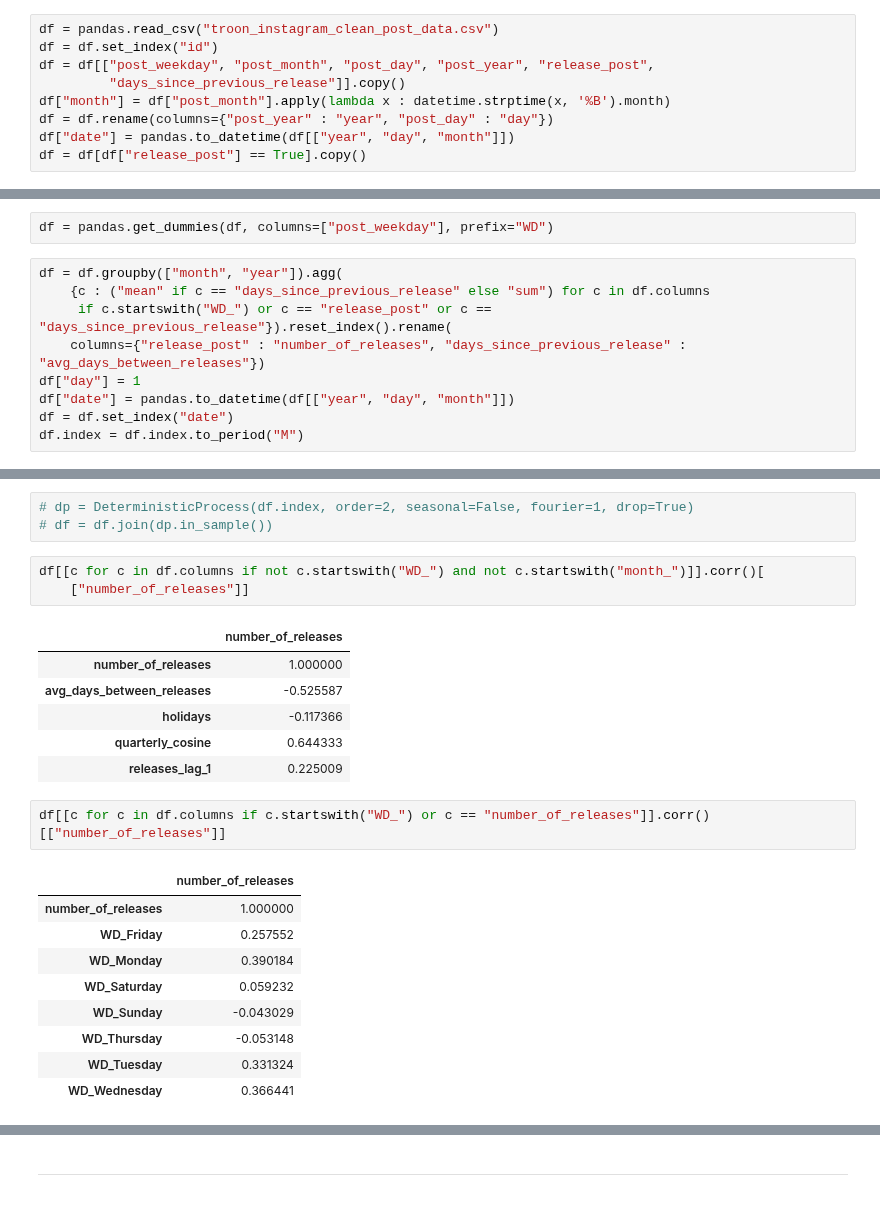
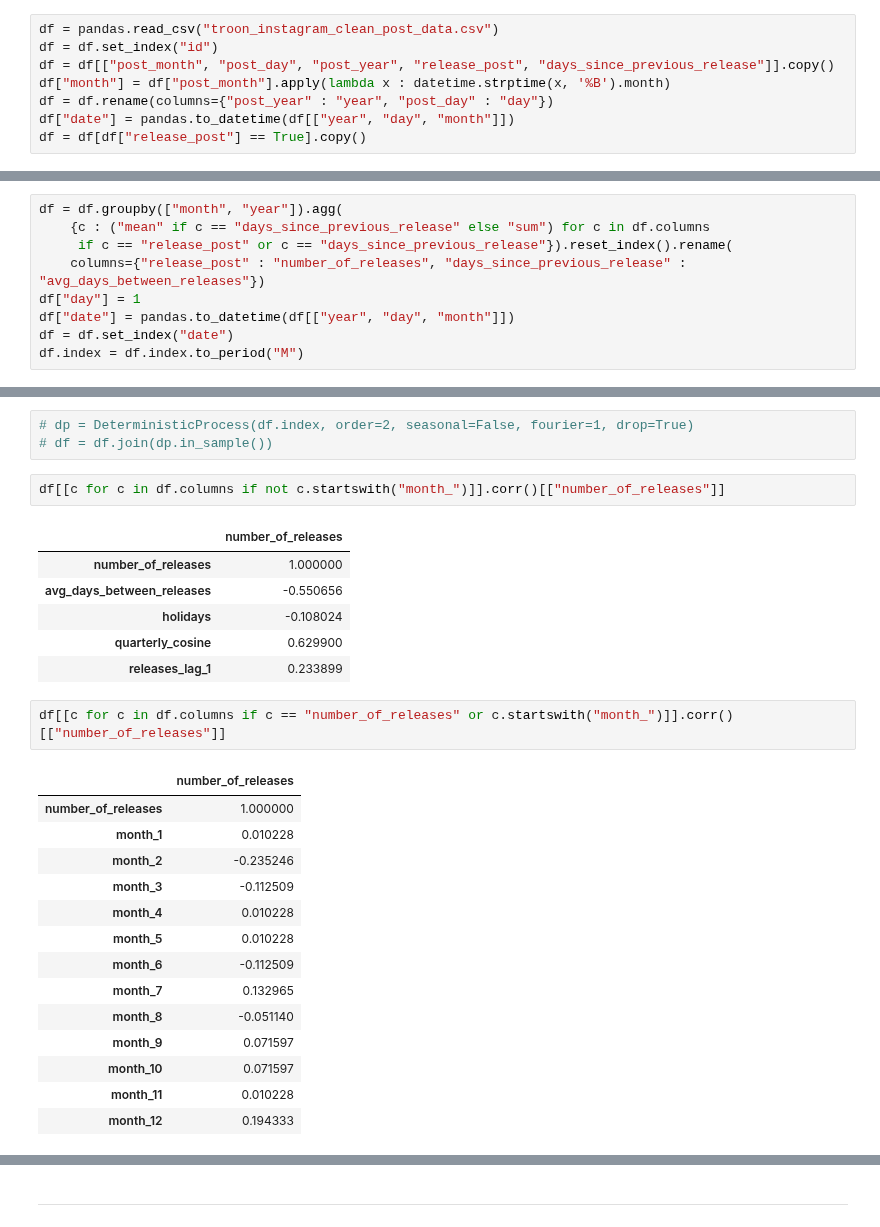
Before and after one commit to dmnapolitano/troon_release_prediction, a Jupyter notebook: Forecast the Number of Monthly Releases.ipynb, the cells around one changed output, grey strips where cells are left out. Cells and saved outputs as stored; diff of their text form.

```diff
--- a/Forecast the Number of Monthly Releases.ipynb
+++ b/Forecast the Number of Monthly Releases.ipynb
@@ -20,8 +19,7 @@ sns.set_style("ticks")
 # %%
 df = pandas.read_csv("troon_instagram_clean_post_data.csv")
 df = df.set_index("id")
-df = df[["post_weekday", "post_month", "post_day", "post_year", "release_post",
-         "days_since_previous_release"]].copy()
+df = df[["post_month", "post_day", "post_year", "release_post", "days_since_previous_release"]].copy()
 df["month"] = df["post_month"].apply(lambda x : datetime.strptime(x, '%B').month)
 df = df.rename(columns={"post_year" : "year", "post_day" : "day"})
 df["date"] = pandas.to_datetime(df[["year", "day", "month"]])
@@ -41,12 +39,10 @@ years = set(df["year"])
 nj_holidays = holidays.UnitedStates(state="NJ", years=years)
 nj_holidays.append({"{}-03-17".format(y) : "St. Patrick's Day" for y in years})
 nj_holidays.append({"{}-02-14".format(y) : "Valentine's Day" for y in years})
-# %%
-df = pandas.get_dummies(df, columns=["post_weekday"], prefix="WD")
 # %%
 df = df.groupby(["month", "year"]).agg(
     {c : ("mean" if c == "days_since_previous_release" else "sum") for c in df.columns
-     if c.startswith("WD_") or c == "release_post" or c == "days_since_previous_release"}).reset_index().rename(
+     if c == "release_post" or c == "days_since_previous_release"}).reset_index().rename(
     columns={"release_post" : "number_of_releases", "days_since_previous_release" : "avg_days_between_releases"})
 df["day"] = 1
 df["date"] = pandas.to_datetime(df[["year", "day", "month"]])
@@ -105,24 +92,28 @@ df = pandas.get_dummies(df, columns=["month"], prefix="month")
 # dp = DeterministicProcess(df.index, order=2, seasonal=False, fourier=1, drop=True)
 # df = df.join(dp.in_sample())
 # %%
-df[[c for c in df.columns if not c.startswith("WD_") and not c.startswith("month_")]].corr()[
-    ["number_of_releases"]]
+df[[c for c in df.columns if not c.startswith("month_")]].corr()[["number_of_releases"]]
 # %% [output]
 |  | number_of_releases |
 | number_of_releases | 1.000000 |
-| avg_days_between_releases | -0.525587 |
-| holidays | -0.117366 |
-| quarterly_cosine | 0.644333 |
-| releases_lag_1 | 0.225009 |
+| avg_days_between_releases | -0.550656 |
+| holidays | -0.108024 |
+| quarterly_cosine | 0.629900 |
+| releases_lag_1 | 0.233899 |
 # %%
-df[[c for c in df.columns if c.startswith("WD_") or c == "number_of_releases"]].corr()[["number_of_releases"]]
+df[[c for c in df.columns if c == "number_of_releases" or c.startswith("month_")]].corr()[["number_of_releases"]]
 # %% [output]
 |  | number_of_releases |
 | number_of_releases | 1.000000 |
-| WD_Friday | 0.257552 |
-| WD_Monday | 0.390184 |
-| WD_Saturday | 0.059232 |
-| WD_Sunday | -0.043029 |
-| WD_Thursday | -0.053148 |
-| WD_Tuesday | 0.331324 |
-| WD_Wednesday | 0.366441 |
+| month_1 | 0.010228 |
+| month_2 | -0.235246 |
+| month_3 | -0.112509 |
+| month_4 | 0.010228 |
+| month_5 | 0.010228 |
+| month_6 | -0.112509 |
+| month_7 | 0.132965 |
+| month_8 | -0.051140 |
+| month_9 | 0.071597 |
+| month_10 | 0.071597 |
+| month_11 | 0.010228 |
+| month_12 | 0.194333 |
```
Also changed, not shown: parts of 19 cells of this notebook.
